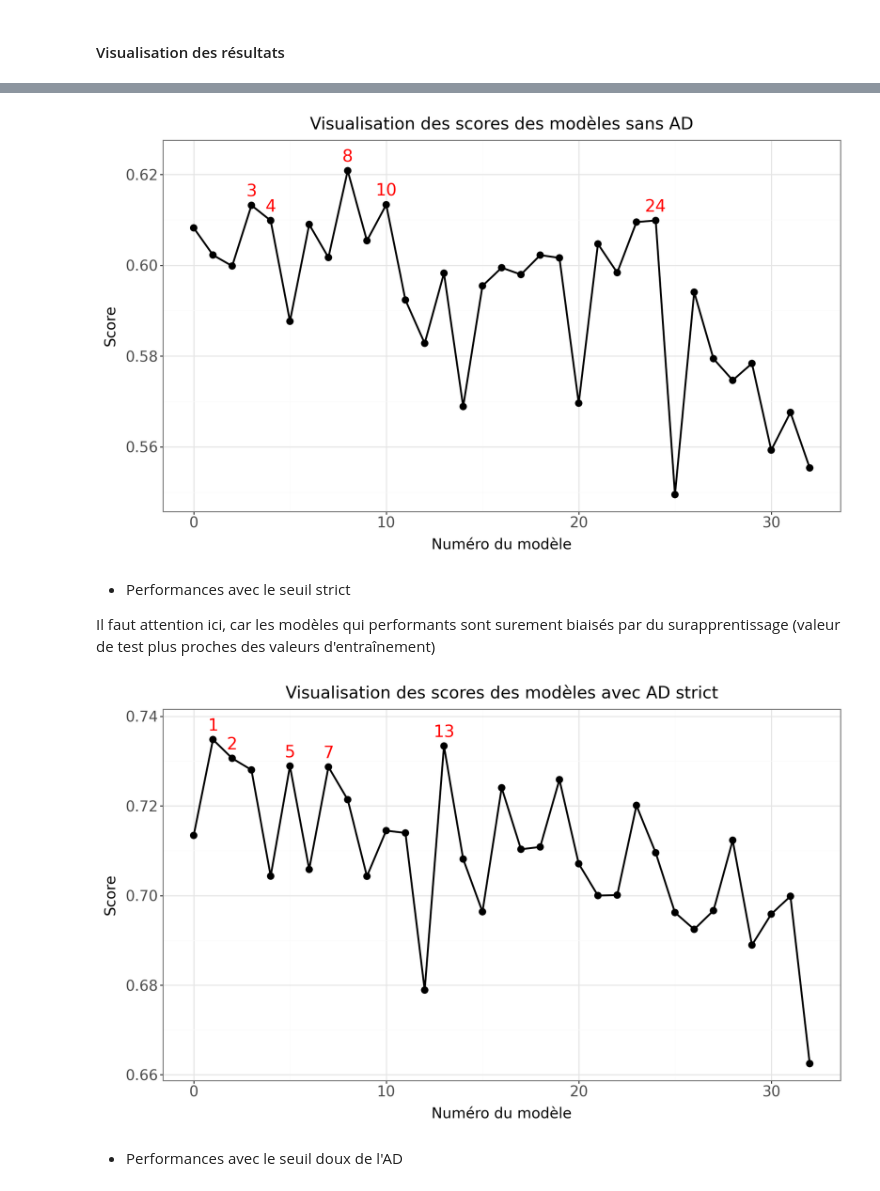
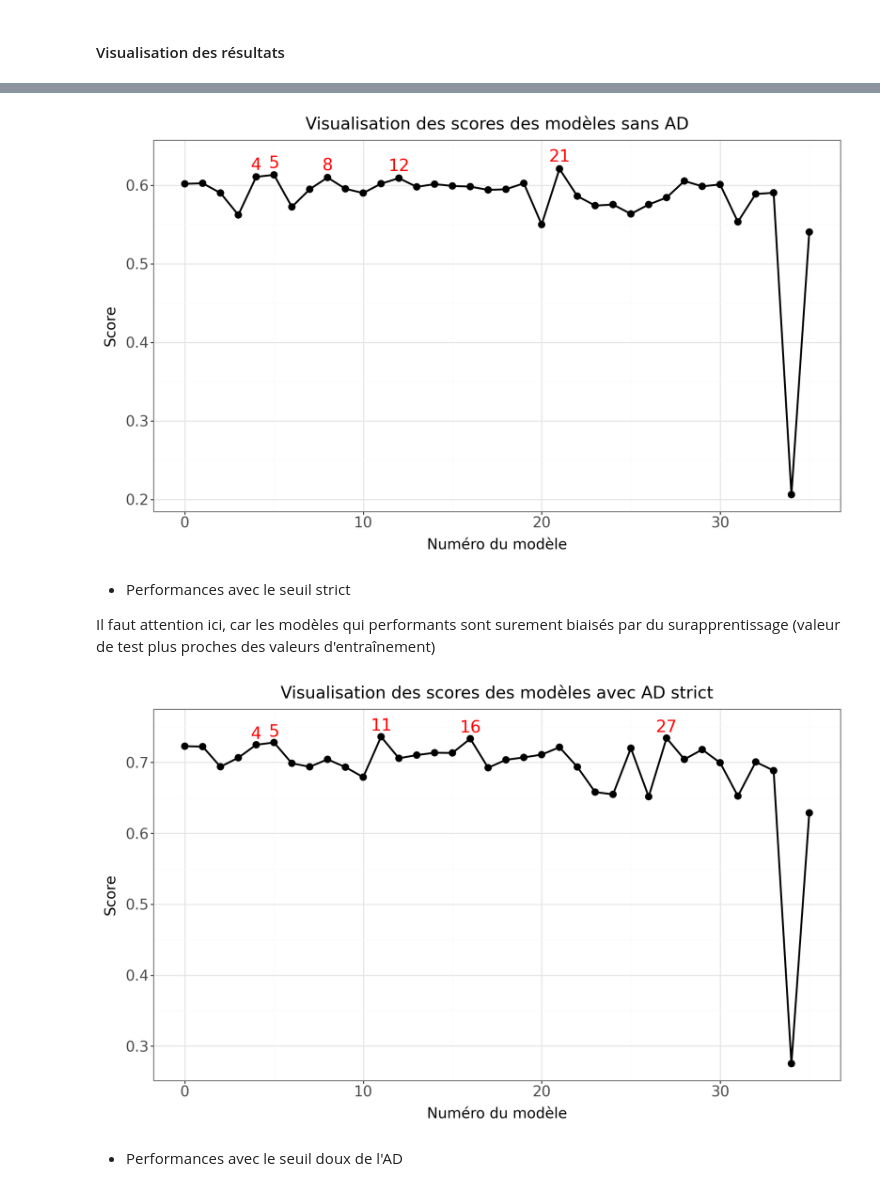
Before and after one commit to Edmondbrn/projet_IA_QSAR, a Jupyter notebook: regression_MLP_evalution.ipynb, the cells around one changed output, grey strips where cells are left out. Drawn from its saved outputs; the diff is of its cells as text; code cells hidden in the pictures.

```diff
--- a/regression_MLP_evalution.ipynb
+++ b/regression_MLP_evalution.ipynb
@@ -78,7 +81,7 @@ df_final.to_csv("nestedCV_MLP/Evalution_finale.csv", index=False)
 # %% [output]
 1/33
 # %%
-df_final = pd.read_csv("nestedCV_MLP/Evalution_finale.csv")
+df_final = pd.read_csv("nested_MLP_2/Evalution_finale.csv")
 df_final["num_model"] = df_final.index
 # %% [markdown]
 #### Visualisation des résultats
@@ -106,30 +109,30 @@ df_final
 # %%
 from plotnine import *
 def gglineplot(df, x, y, df_best , title, xlabel, ylabel):
 
     plot = (
         ggplot(data = df, mapping = aes(x = x, y = y))
         + geom_point(size = 3)
         + geom_line(size = 1)
-        + geom_text(aes(label = "num_model"), data = df_best, nudge_y = 0.003, color = "red", size = 16)
+        + geom_text(aes(label = "num_model"), data = df_best, nudge_y = 0.015, color = "red", size = 16)
         + theme_bw()
         + xlab(xlabel)
         + ylab(ylabel)
         + ggtitle(title)
         + theme(axis_text = element_text(size = 14),
                 axis_title = element_text(size = 14),
                 plot_title = element_text(size = 16),
                 figure_size=(10,6))
     )
     return plot
 
 # Extraction du meilleur modèle
 df_best = df_final.nlargest(5, "no_AD").copy()
 p = gglineplot(df_final, "num_model", "no_AD", df_best,
                "Visualisation des scores des modèles sans AD", "Numéro du modèle", "Score")
 p
 # %% [output]
-[figure, old version]
+[figure, new version]
 # %% [markdown]
 - Performances avec le seuil strict
 
@@ -140,7 +143,7 @@ p = gglineplot(df_final, "num_model", "strict", df_best,
                "Visualisation des scores des modèles avec AD strict", "Numéro du modèle", "Score")
 p
 # %% [output]
-[figure, old version]
+[figure, new version]
 # %% [markdown]
 - Performances avec le seuil doux de l'AD
 # %%
```
Also changed, not shown: parts of 10 cells of this notebook, 30 other files.
